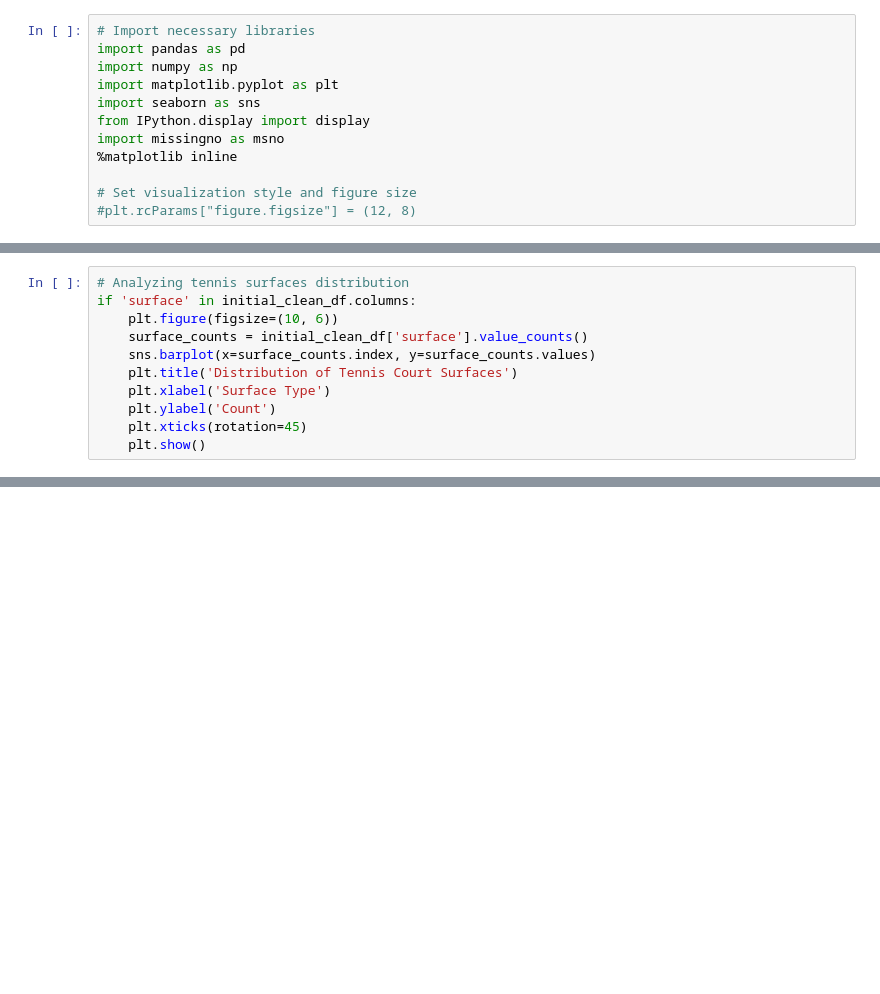
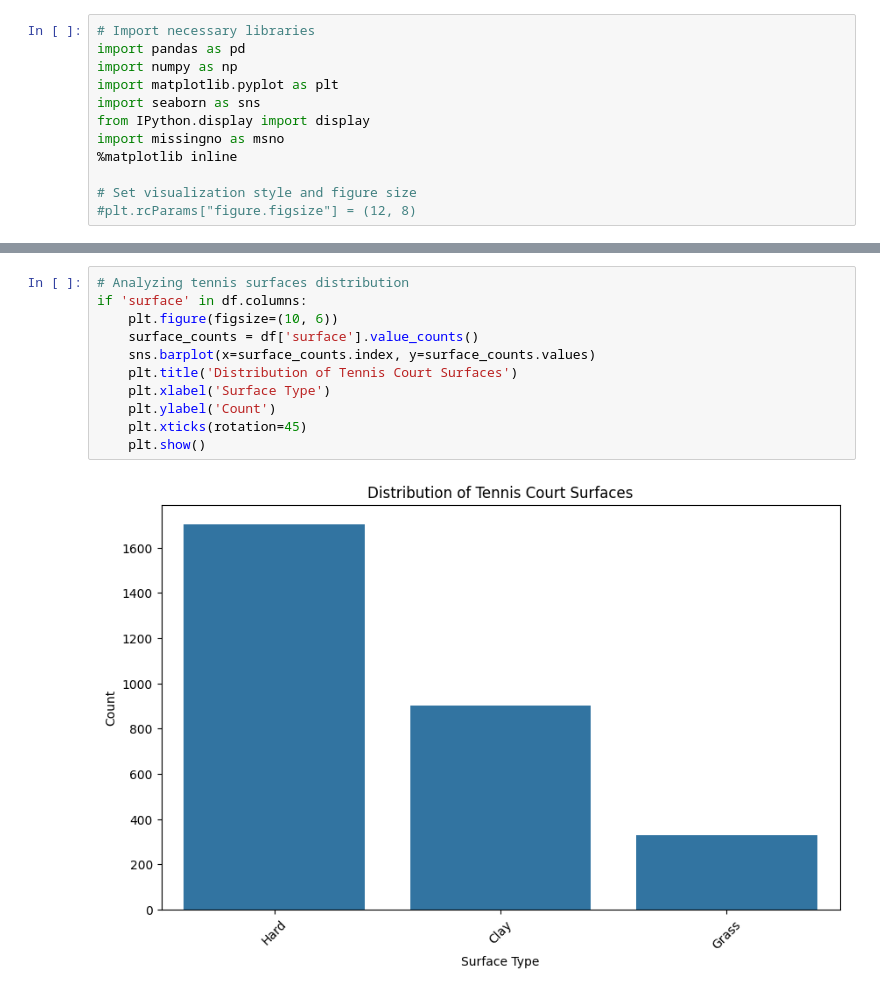
Before and after one commit to davialmeida135/TesteAirflow, a Jupyter notebook: officialproject/dags/data/explore.ipynb, the cells around one changed output, grey strips where cells are left out. Saved outputs shown, nothing was run; the diff lists cells and outputs as text; blank space fills up the shorter version.

```diff
--- a/officialproject/dags/data/explore.ipynb
+++ b/officialproject/dags/data/explore.ipynb
@@ -251,11 +14,0 @@ plt.show()
-# %%
-# Analyzing tennis surfaces distribution
-if 'surface' in initial_clean_df.columns:
-    plt.figure(figsize=(10, 6))
-    surface_counts = initial_clean_df['surface'].value_counts()
-    sns.barplot(x=surface_counts.index, y=surface_counts.values)
-    plt.title('Distribution of Tennis Court Surfaces')
-    plt.xlabel('Surface Type')
-    plt.ylabel('Count')
-    plt.xticks(rotation=45)
-    plt.show()
@@ -508,0 +221,13 @@ Summary of Data Exploration:
+# %%
+# Analyzing tennis surfaces distribution
+if 'surface' in df.columns:
+    plt.figure(figsize=(10, 6))
+    surface_counts = df['surface'].value_counts()
+    sns.barplot(x=surface_counts.index, y=surface_counts.values)
+    plt.title('Distribution of Tennis Court Surfaces')
+    plt.xlabel('Surface Type')
+    plt.ylabel('Count')
+    plt.xticks(rotation=45)
+    plt.show()
+# %% [output]
+[figure, added]
```
Also changed, not shown: parts of 36 cells of this notebook, 8 other files.
